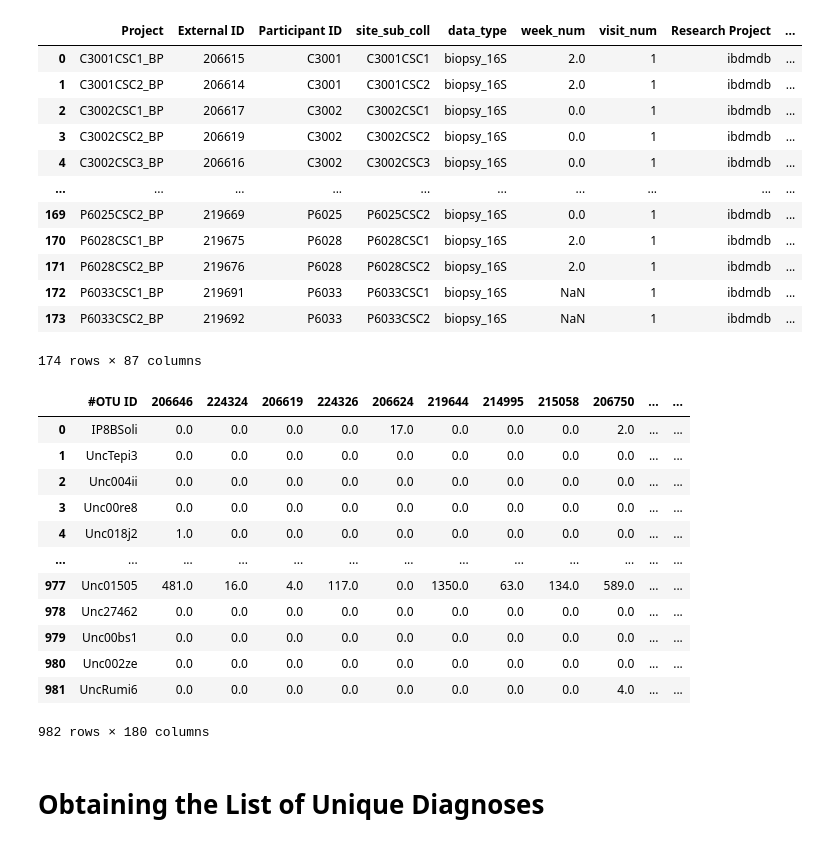
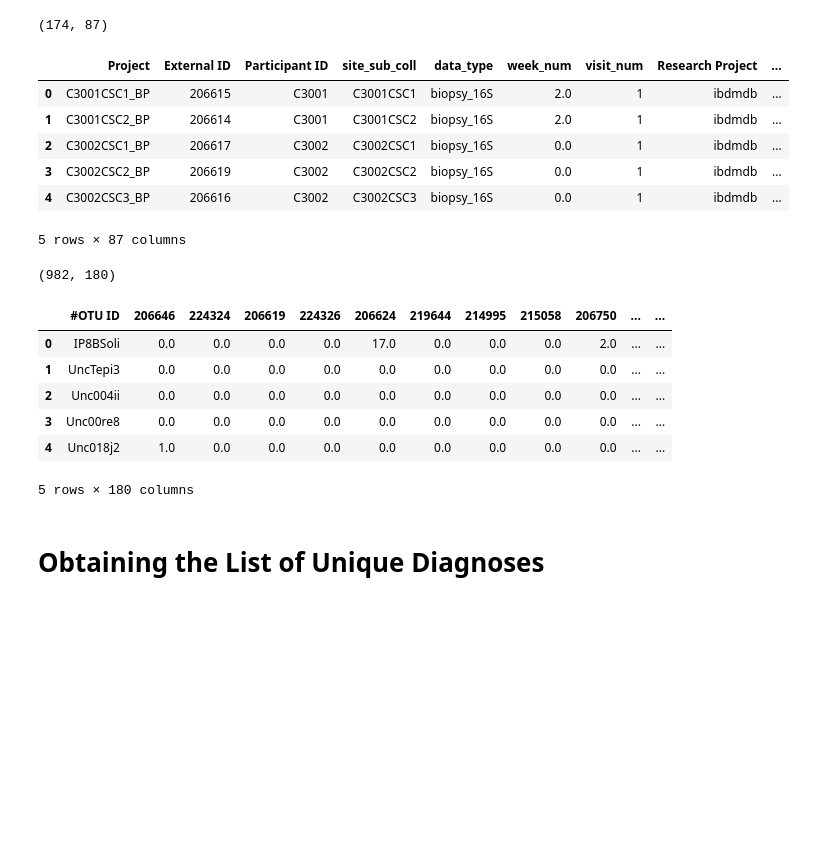
Before and after one commit to DJSiddharthVader/Simulations-02712-Project, a Jupyter notebook: Notebooks/Micro Biome Analysis.ipynb, the cells around one changed output. Saved outputs shown, nothing was run; the diff lists cells and outputs as text; code cells hidden in the pictures; blank space fills up the shorter version.

```diff
--- a/Notebooks/Micro Biome Analysis.ipynb
+++ b/Notebooks/Micro Biome Analysis.ipynb
@@ -19,47 +19,36 @@ import os
 import operator
 import seaborn as sns
 # %%
-path = "/Users/trop/Documents/GitHub/Simulations-02712-Project/Data"
-
-
-
+path = "../Data"
 metaFile = "filtered_hmp2_metadata.tsv"
 taxFile = "taxonomic_profiles.tsv"
 
-metaData = pd.read_csv(os.path.join(path,metaFile),sep='\t', header = 0)
-taxData = pd.read_csv(os.path.join(path,taxFile),sep='\t', header = 0)
+metaData = pd.read_csv(os.path.join(path, metaFile), sep='\t', header=0)
+taxData = pd.read_csv(os.path.join(path, taxFile), sep='\t', header=0)
 
-metaData
+print(metaData.shape)
+metaData.head()
 # %% [output]
+(174, 87)
 |  | Project | External ID | Participant ID | site_sub_coll | data_type | week_num | visit_num | Research Project | ... |
 | 0 | C3001CSC1_BP | 206615 | C3001 | C3001CSC1 | biopsy_16S | 2.0 | 1 | ibdmdb | ... |
 | 1 | C3001CSC2_BP | 206614 | C3001 | C3001CSC2 | biopsy_16S | 2.0 | 1 | ibdmdb | ... |
 | 2 | C3002CSC1_BP | 206617 | C3002 | C3002CSC1 | biopsy_16S | 0.0 | 1 | ibdmdb | ... |
 | 3 | C3002CSC2_BP | 206619 | C3002 | C3002CSC2 | biopsy_16S | 0.0 | 1 | ibdmdb | ... |
 | 4 | C3002CSC3_BP | 206616 | C3002 | C3002CSC3 | biopsy_16S | 0.0 | 1 | ibdmdb | ... |
-| ... | ... | ... | ... | ... | ... | ... | ... | ... | ... |
-| 169 | P6025CSC2_BP | 219669 | P6025 | P6025CSC2 | biopsy_16S | 0.0 | 1 | ibdmdb | ... |
-| 170 | P6028CSC1_BP | 219675 | P6028 | P6028CSC1 | biopsy_16S | 2.0 | 1 | ibdmdb | ... |
-| 171 | P6028CSC2_BP | 219676 | P6028 | P6028CSC2 | biopsy_16S | 2.0 | 1 | ibdmdb | ... |
-| 172 | P6033CSC1_BP | 219691 | P6033 | P6033CSC1 | biopsy_16S | NaN | 1 | ibdmdb | ... |
-| 173 | P6033CSC2_BP | 219692 | P6033 | P6033CSC2 | biopsy_16S | NaN | 1 | ibdmdb | ... |
-174 rows × 87 columns
+5 rows × 87 columns
 # %%
-taxData
+print(taxData.shape)
+taxData.head()
 # %% [output]
+(982, 180)
 |  | #OTU ID | 206646 | 224324 | 206619 | 224326 | 206624 | 219644 | 214995 | 215058 | 206750 | ... | ... |
 | 0 | IP8BSoli | 0.0 | 0.0 | 0.0 | 0.0 | 17.0 | 0.0 | 0.0 | 0.0 | 2.0 | ... | ... |
 | 1 | UncTepi3 | 0.0 | 0.0 | 0.0 | 0.0 | 0.0 | 0.0 | 0.0 | 0.0 | 0.0 | ... | ... |
 | 2 | Unc004ii | 0.0 | 0.0 | 0.0 | 0.0 | 0.0 | 0.0 | 0.0 | 0.0 | 0.0 | ... | ... |
 | 3 | Unc00re8 | 0.0 | 0.0 | 0.0 | 0.0 | 0.0 | 0.0 | 0.0 | 0.0 | 0.0 | ... | ... |
 | 4 | Unc018j2 | 1.0 | 0.0 | 0.0 | 0.0 | 0.0 | 0.0 | 0.0 | 0.0 | 0.0 | ... | ... |
-| ... | ... | ... | ... | ... | ... | ... | ... | ... | ... | ... | ... | ... |
-| 977 | Unc01505 | 481.0 | 16.0 | 4.0 | 117.0 | 0.0 | 1350.0 | 63.0 | 134.0 | 589.0 | ... | ... |
-| 978 | Unc27462 | 0.0 | 0.0 | 0.0 | 0.0 | 0.0 | 0.0 | 0.0 | 0.0 | 0.0 | ... | ... |
-| 979 | Unc00bs1 | 0.0 | 0.0 | 0.0 | 0.0 | 0.0 | 0.0 | 0.0 | 0.0 | 0.0 | ... | ... |
-| 980 | Unc002ze | 0.0 | 0.0 | 0.0 | 0.0 | 0.0 | 0.0 | 0.0 | 0.0 | 0.0 | ... | ... |
-| 981 | UncRumi6 | 0.0 | 0.0 | 0.0 | 0.0 | 0.0 | 0.0 | 0.0 | 0.0 | 4.0 | ... | ... |
-982 rows × 180 columns
+5 rows × 180 columns
 # %% [markdown]
 # Obtaining the List of Unique Diagnoses
 # %%
```
Also changed, not shown: parts of 3 cells of this notebook, 1 other file.
